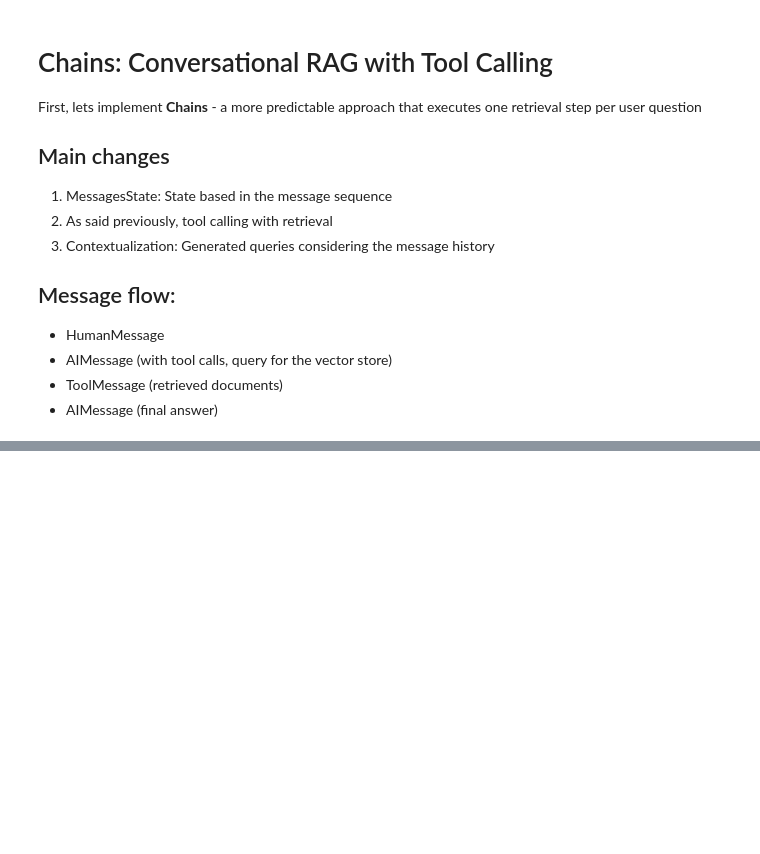
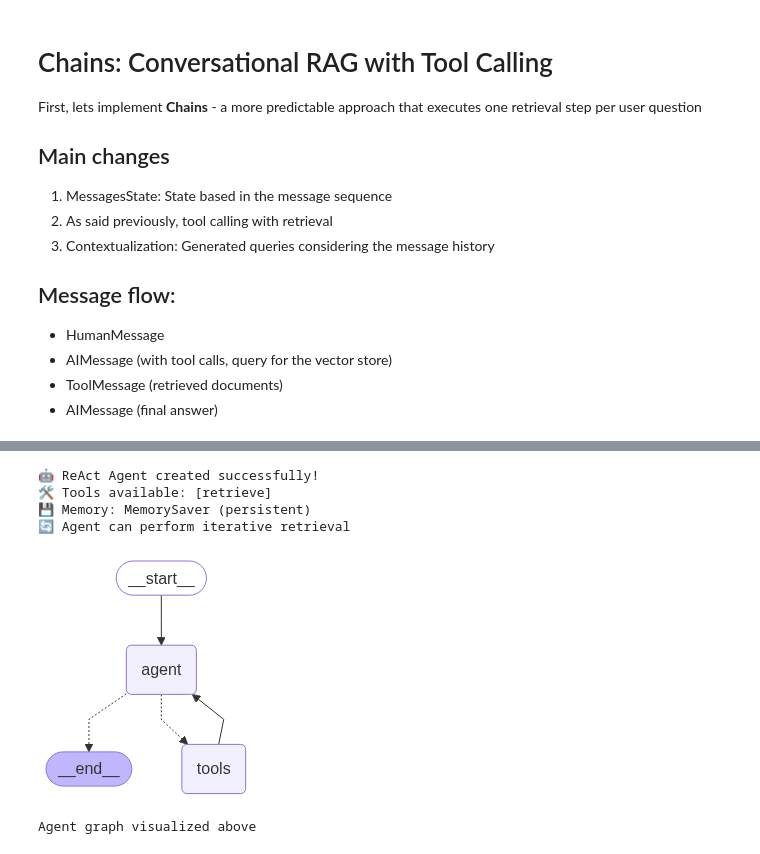
Before and after one commit to joovitor12/roshi-rag, a Jupyter notebook: discovery/rag_agent.ipynb, the cells around one changed output, grey strips where cells are left out. Saved outputs shown, nothing was run; the diff lists cells and outputs as text; code cells hidden in the pictures; blank space fills up the shorter version.

```diff
--- a/discovery/rag_agent.ipynb
+++ b/discovery/rag_agent.ipynb
@@ -314,0 +396,12 @@ for step in conversational_graph.stream(
+# %%
+from langgraph.checkpoint.memory import MemorySaver
+
+memory = MemorySaver()
+
+conversational_graph_with_memory = graph_builder.compile(checkpointer=memory)
+
+# Config thread ID to identify specific conversation
+config = {"configurable": {"thread_id": "abc123"}}
+
+print(" MemorySaver configured")
+print("Graph recompiled with persistent memory")
@@ -314,0 +499,28 @@ for step in conversational_graph.stream(
+# %%
+from langgraph.prebuilt import create_react_agent
+
+# Create agent executor with LLM, tools and memory
+agent_executor = create_react_agent(llm, [retrieve], checkpointer=memory)
+
+print("ReAct Agent created successfully!")
+print("Tools available: [retrieve]")
+print("Memory: MemorySaver (persistent)")
+print("Agent can perform iterative retrieval")
+# %% [output]
+🤖 ReAct Agent created successfully!
+🛠️ Tools available: [retrieve]
+💾 Memory: MemorySaver (persistent)
+🔄 Agent can perform iterative retrieval
+# %%
+# Visualize the graph agent (optional)
+try:
+    from IPython.display import Image, display
+    display(Image(agent_executor.get_graph().draw_mermaid_png()))
+    print("Agent graph visualized above")
+except Exception as e:
+    print("Agent graph structure:")
+    print("   LLM → Tool Decision → [Execute Tools] → LLM → Answer/More Tools")
+    print(f"   (Visualization not available: {e})")
+# %% [output]
+[figure, added]
+Agent graph visualized above
```
Also changed, not shown: parts of 14 cells of this notebook.
